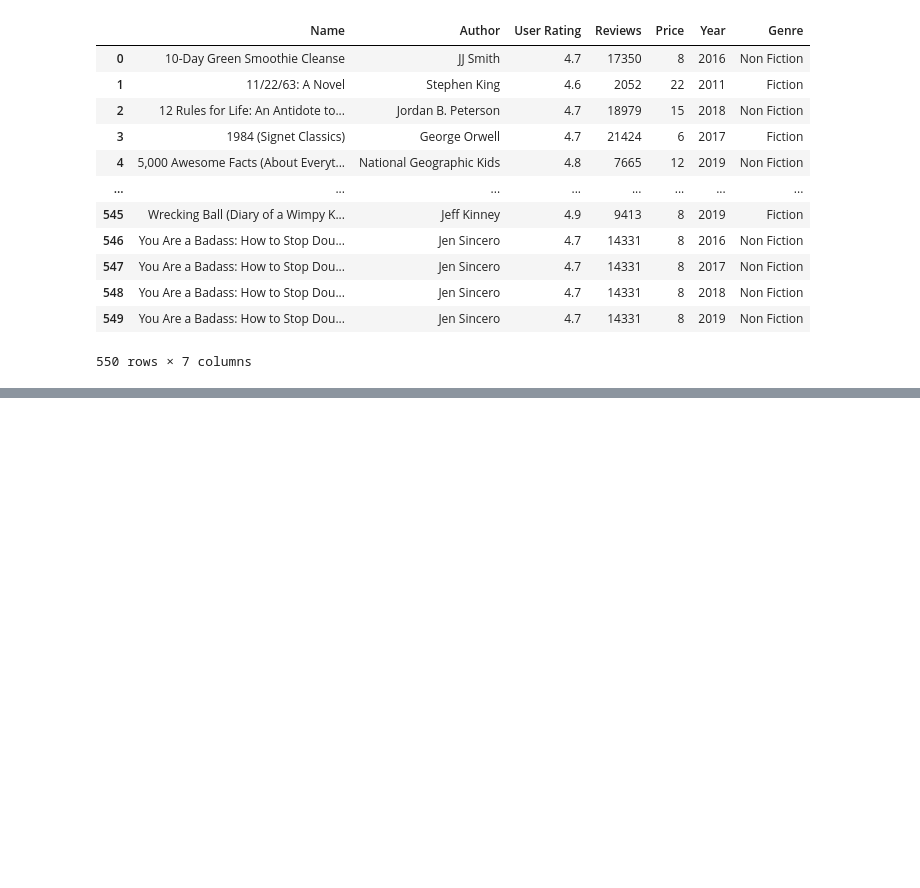
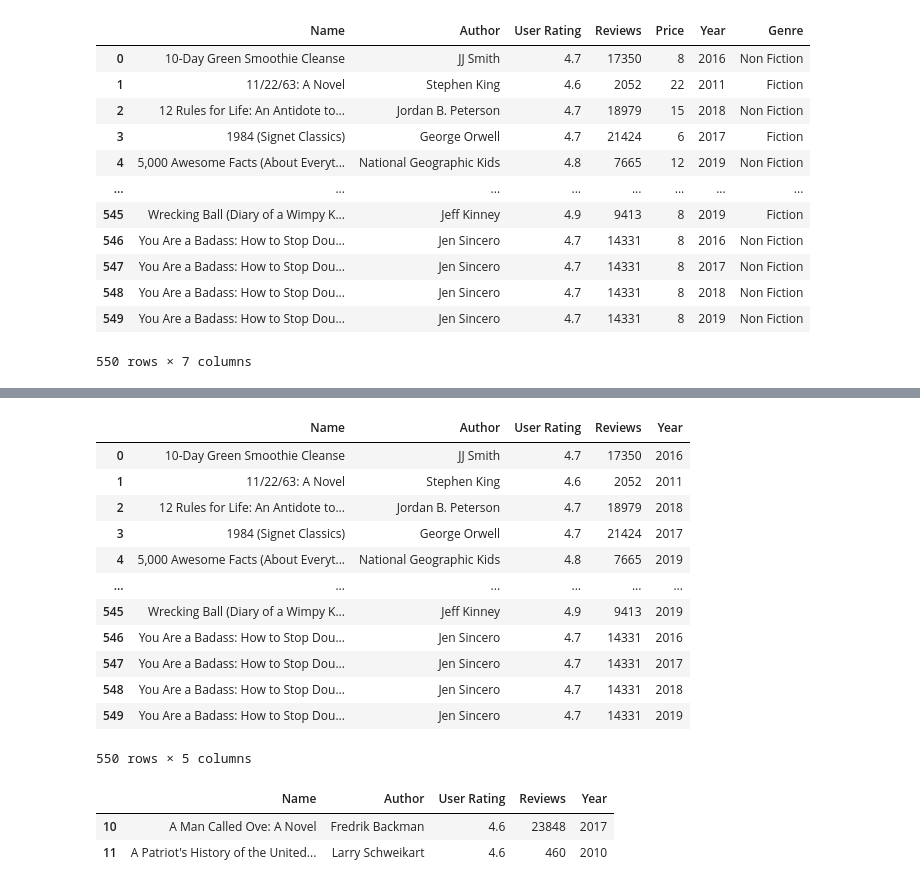
Before and after one commit to pablocalderon9408/Data-route, a Jupyter notebook: numpy_y_pandas.ipynb, the cells around one changed output, grey strips where cells are left out. Cells and saved outputs as stored; diff of their text form; code cells hidden in the pictures; blank space fills up the shorter version.

```diff
--- a/numpy_y_pandas.ipynb
+++ b/numpy_y_pandas.ipynb
@@ -487,0 +531,22 @@ df
+# %%
+df
+# %% [output]
+|  | Name | Author | User Rating | Reviews | Year |
+| 0 | 10-Day Green Smoothie Cleanse | JJ Smith | 4.7 | 17350 | 2016 |
+| 1 | 11/22/63: A Novel | Stephen King | 4.6 | 2052 | 2011 |
+| 2 | 12 Rules for Life: An Antidote to... | Jordan B. Peterson | 4.7 | 18979 | 2018 |
+| 3 | 1984 (Signet Classics) | George Orwell | 4.7 | 21424 | 2017 |
+| 4 | 5,000 Awesome Facts (About Everyt... | National Geographic Kids | 4.8 | 7665 | 2019 |
+| ... | ... | ... | ... | ... | ... |
+| 545 | Wrecking Ball (Diary of a Wimpy K... | Jeff Kinney | 4.9 | 9413 | 2019 |
+| 546 | You Are a Badass: How to Stop Dou... | Jen Sincero | 4.7 | 14331 | 2016 |
+| 547 | You Are a Badass: How to Stop Dou... | Jen Sincero | 4.7 | 14331 | 2017 |
+| 548 | You Are a Badass: How to Stop Dou... | Jen Sincero | 4.7 | 14331 | 2018 |
+| 549 | You Are a Badass: How to Stop Dou... | Jen Sincero | 4.7 | 14331 | 2019 |
+550 rows × 5 columns
+# %%
+df.drop(range(0,10), axis=0).head(2)
+# %% [output]
+|  | Name | Author | User Rating | Reviews | Year |
+| 10 | A Man Called Ove: A Novel | Fredrik Backman | 4.6 | 23848 | 2017 |
+| 11 | A Patriot's History of the United... | Larry Schweikart | 4.6 | 460 | 2010 |
```
Also changed, not shown: parts of 7 cells of this notebook, 2 other files.
